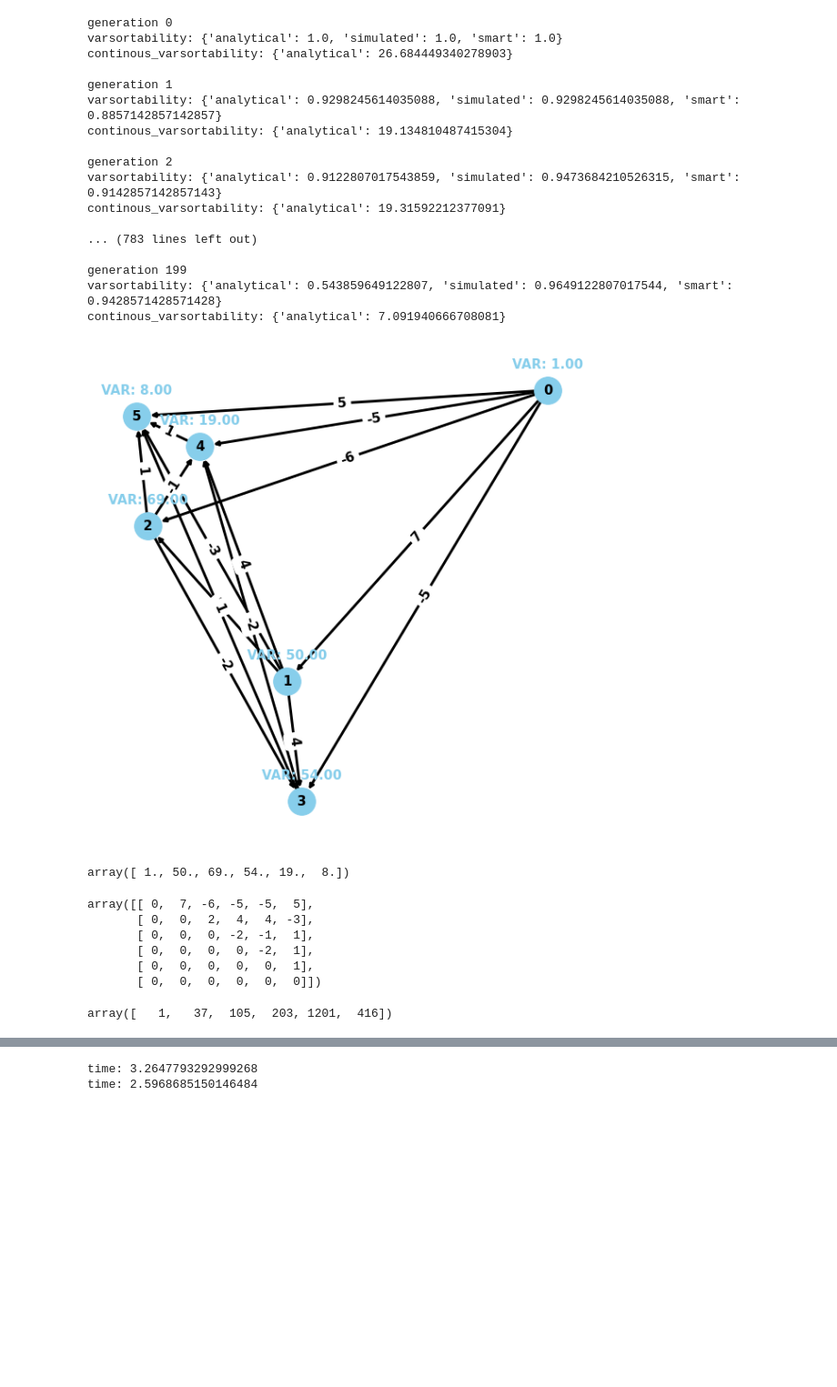
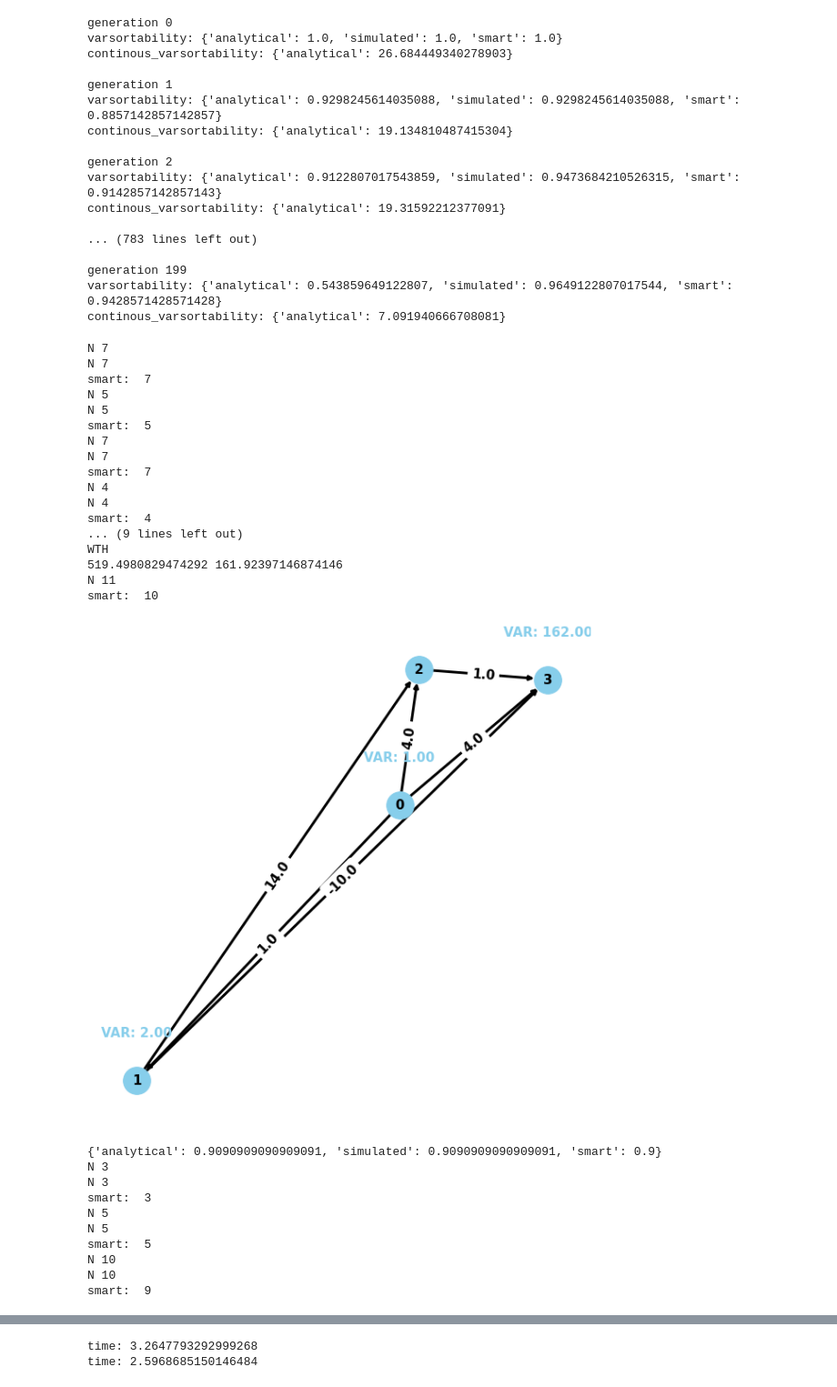
Before and after one commit to JakobSchauser/PUK_softwoods, a Jupyter notebook: Code/dag.ipynb, the cells around one changed output, grey strips where cells are left out. Shown: that part at 91% size. Saved outputs shown, nothing was run; the diff lists cells and outputs as text; code cells hidden in the pictures; blank space fills up the shorter version.

```diff
--- a/Code/dag.ipynb
+++ b/Code/dag.ipynb
@@ -98,23 +98,40 @@ continous_varsortability: {'analytical': 19.31592212377091}
 generation 199
 varsortability: {'analytical': 0.543859649122807, 'simulated': 0.9649122807017544, 'smart': 0.9428571428571428}
 continous_varsortability: {'analytical': 7.091940666708081}
-# %%
-start_dags[0].plot()
-
-start_dags[0].get_analytical_var()
-# %% [output]
-[figure, removed]
-array([ 1., 50., 69., 54., 19.,  8.])
-# %%
-start_dags[0].adjacency_matrix
-# %% [output]
-array([[ 0,  7, -6, -5, -5,  5],
-       [ 0,  0,  2,  4,  4, -3],
-       [ 0,  0,  0, -2, -1,  1],
-       [ 0,  0,  0,  0, -2,  1],
-       [ 0,  0,  0,  0,  0,  1],
-       [ 0,  0,  0,  0,  0,  0]])
-# %%
-start_dags[2].get_simulated_var(10000).astype(int)
-# %% [output]
-array([   1,   37,  105,  203, 1201,  416])
+# %%
+for i in range(10):
+    rand_dag = DAG(n = 4, roots = 1, strength = 15, precalculate_paths = False, integer = True)
+
+    vs = rand_dag.get_varsortability(analytical = True, simulated = True, smart = True,  N = 100000)
+    if not (vs["analytical"] == vs["simulated"] and vs["analytical"] == vs["smart"]):
+        rand_dag.plot()
+        print(vs)
+# %% [output]
+N 7
+N 7
+smart:  7
+N 5
+N 5
+smart:  5
+N 7
+N 7
+smart:  7
+N 4
+N 4
+smart:  4
+... (9 lines left out)
+WTH
+519.4980829474292 161.92397146874146
+N 11
+smart:  10
+[figure, added]
+{'analytical': 0.9090909090909091, 'simulated': 0.9090909090909091, 'smart': 0.9}
+N 3
+N 3
+smart:  3
+N 5
+N 5
+smart:  5
+N 10
+N 10
+smart:  9
```
Also changed, not shown: parts of 5 cells of this notebook, 1 other file.
